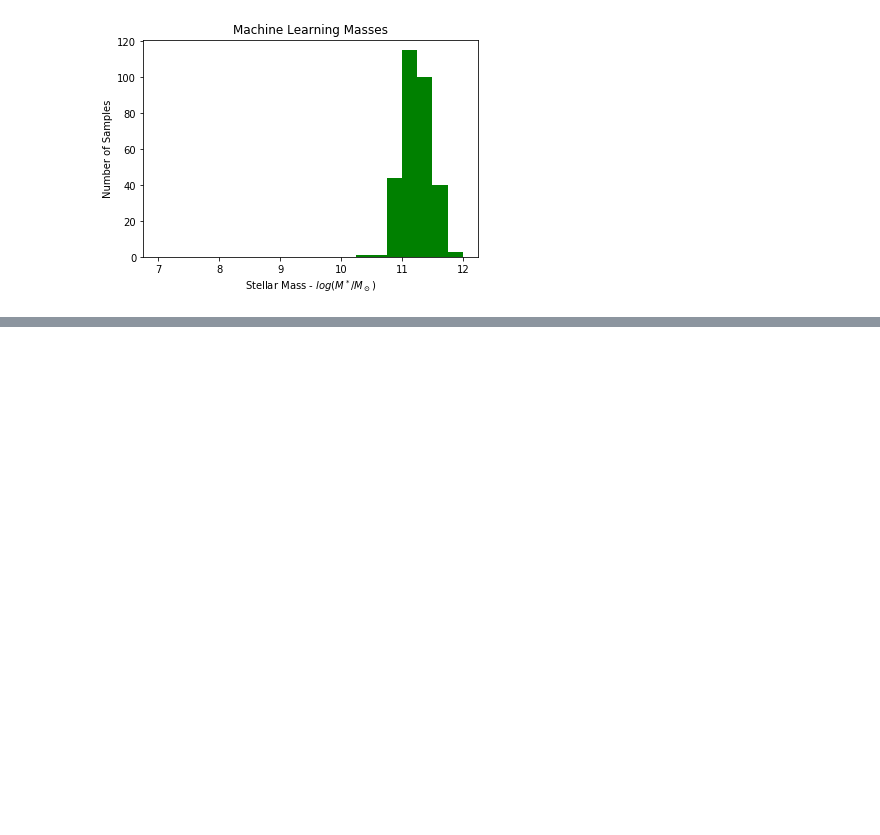
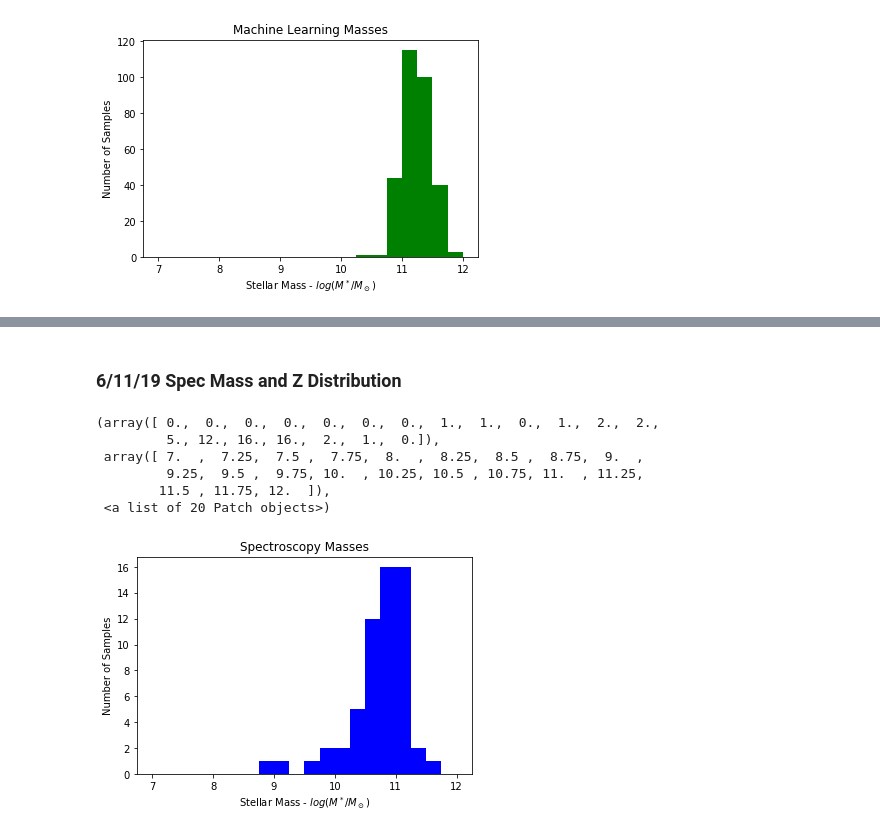
Before and after one commit to shawnknabel/lens_methods, a Jupyter notebook: Shawn Knabel - Gravitational Lensing Notebook - Concise.ipynb, the cells around one changed output, grey strips where cells are left out. Drawn from its saved outputs; the diff is of its cells as text; code cells hidden in the pictures; blank space fills up the shorter version.

```diff
--- a/Shawn Knabel - Gravitational Lensing Notebook - Concise.ipynb
+++ b/Shawn Knabel - Gravitational Lensing Notebook - Concise.ipynb
@@ -556 +556,16 @@ plt.hist(mac_with_mass.Z,range=[0,0.8],bins=20,color='g')
 - Catalog seems to peak around 0.3 redshift as well.
+# %% [markdown]
+### 6/11/19 Spec Mass and Z Distribution
+# %%
+plt.xlabel(r"Stellar Mass - $log(M^*/M_\odot)$")
+plt.ylabel("Number of Samples")
+plt.title("Spectroscopy Masses")
+plt.hist(np.log10(spec_with_mass.STELLAR_MASS),range=[7,12],bins=20,color='b')
+# %% [output]
+(array([ 0.,  0.,  0.,  0.,  0.,  0.,  0.,  1.,  1.,  0.,  1.,  2.,  2.,
+         5., 12., 16., 16.,  2.,  1.,  0.]),
+ array([ 7.  ,  7.25,  7.5 ,  7.75,  8.  ,  8.25,  8.5 ,  8.75,  9.  ,
+         9.25,  9.5 ,  9.75, 10.  , 10.25, 10.5 , 10.75, 11.  , 11.25,
+        11.5 , 11.75, 12.  ]),
+ <a list of 20 Patch objects>)
+[figure, added]
```
Also changed, not shown: parts of 9 cells of this notebook.
